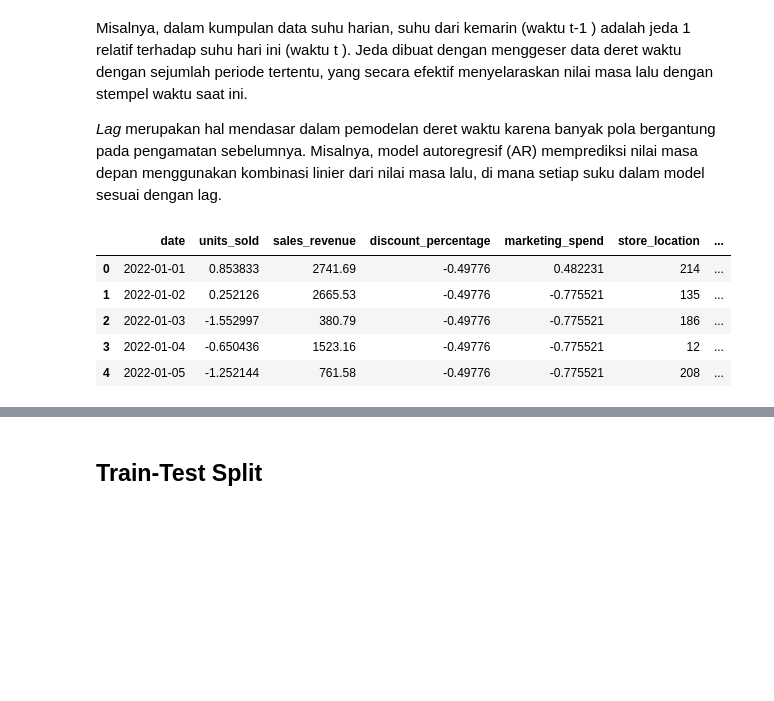
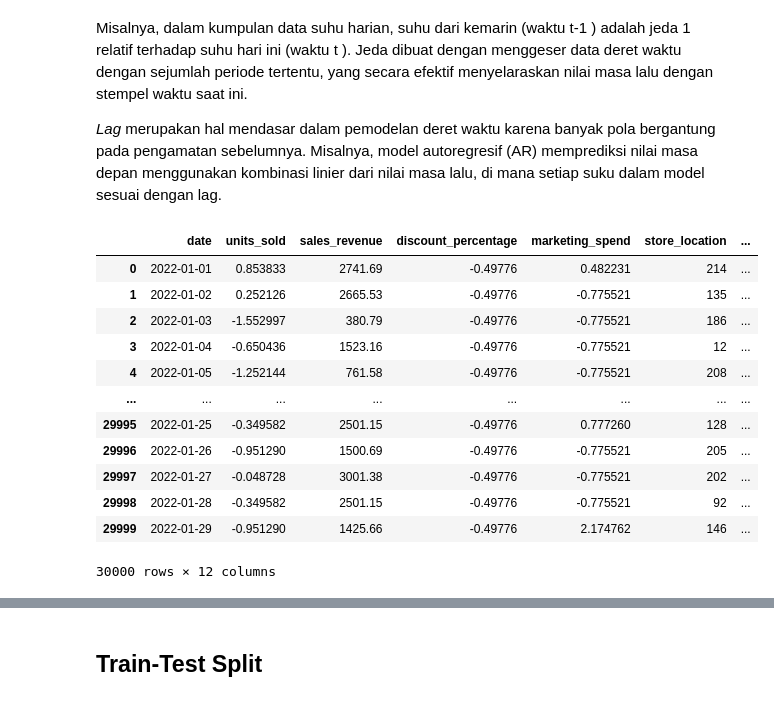
Before and after one commit to dmareee/Machine-Learning-Project, a Jupyter notebook: LaporanML.ipynb, the cells around one changed output, grey strips where cells are left out. Cells and saved outputs as stored; diff of their text form; code cells hidden in the pictures; blank space fills up the shorter version.

```diff
--- a/LaporanML.ipynb
+++ b/LaporanML.ipynb
@@ -101,8 +103,3 @@ df.head()
 | 2 | Spearsland | 52372247 | 2022-01-03 | 1 | 380.79 | 0 | 0 | ... |
 | 3 | Spearsland | 52372247 | 2022-01-04 | 4 | 1523.16 | 0 | 0 | ... |
 | 4 | Spearsland | 52372247 | 2022-01-05 | 2 | 761.58 | 0 | 0 | ... |
-# %%
-df['date'] = pd.to_datetime(df['date'])
-df['Month'] = df['date'].dt.month
-df['Day'] = df['date'].dt.day
-df['Year'] = df['date'].dt.year
@@ -321,3 +317,6 @@ np.int64(0)
 Tidak ada Data Duplikat dan Kosong : **Tidak perlu Pengolahan *Drop* atau Imputasi .**
 # %% [markdown]
 ## Label Encoder
+# %%
+clean_df['Year'] = clean_df['date'].dt.year # Extract month from date
+clean_df['Year']
@@ -427,12 +437,19 @@ Misalnya, dalam kumpulan data suhu harian, suhu dari kemarin (waktu t-1 ) adalah
 *Lag* merupakan hal mendasar dalam pemodelan deret waktu karena banyak pola bergantung pada pengamatan sebelumnya. Misalnya, model autoregresif (AR) memprediksi nilai masa depan menggunakan kombinasi linier dari nilai masa lalu, di mana setiap suku dalam model sesuai dengan lag.
 # %%
 # A simple lag 1 feature
-clean_df['sales_revenue_lag_1'] = clean_df['sales_revenue'].shift(1)
-clean_df.head()
+clean_df['sales_revenue_lag_1'] = clean_df['sales_revenue'].shift(30)
+clean_df
 # %% [output]
 |  | date | units_sold | sales_revenue | discount_percentage | marketing_spend | store_location | ... |
 | 0 | 2022-01-01 | 0.853833 | 2741.69 | -0.49776 | 0.482231 | 214 | ... |
 | 1 | 2022-01-02 | 0.252126 | 2665.53 | -0.49776 | -0.775521 | 135 | ... |
 | 2 | 2022-01-03 | -1.552997 | 380.79 | -0.49776 | -0.775521 | 186 | ... |
 | 3 | 2022-01-04 | -0.650436 | 1523.16 | -0.49776 | -0.775521 | 12 | ... |
 | 4 | 2022-01-05 | -1.252144 | 761.58 | -0.49776 | -0.775521 | 208 | ... |
+| ... | ... | ... | ... | ... | ... | ... | ... |
+| 29995 | 2022-01-25 | -0.349582 | 2501.15 | -0.49776 | 0.777260 | 128 | ... |
+| 29996 | 2022-01-26 | -0.951290 | 1500.69 | -0.49776 | -0.775521 | 205 | ... |
+| 29997 | 2022-01-27 | -0.048728 | 3001.38 | -0.49776 | -0.775521 | 202 | ... |
+| 29998 | 2022-01-28 | -0.349582 | 2501.15 | -0.49776 | -0.775521 | 92 | ... |
+| 29999 | 2022-01-29 | -0.951290 | 1425.66 | -0.49776 | 2.174762 | 146 | ... |
+30000 rows × 12 columns
```
Also changed, not shown: parts of 25 cells of this notebook.
